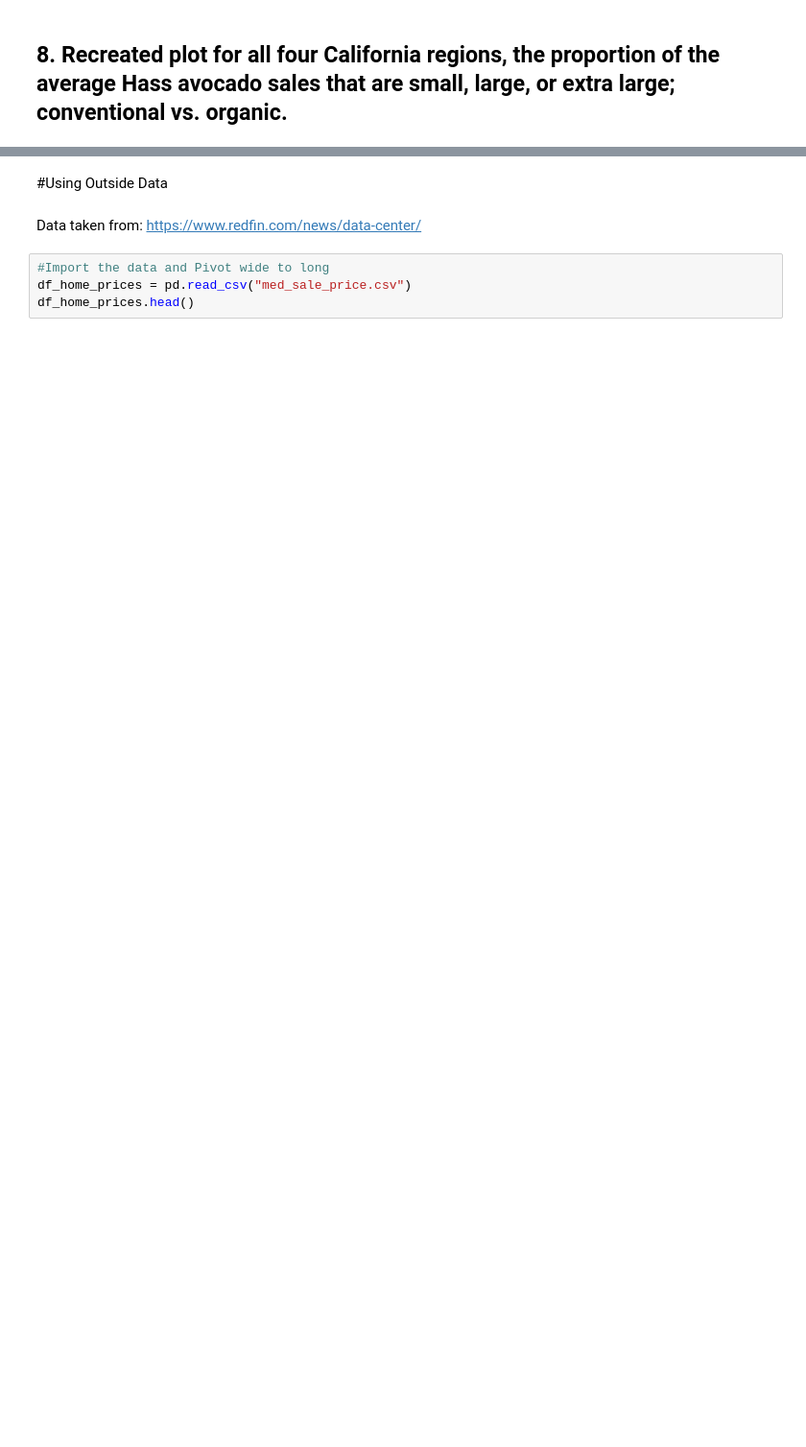
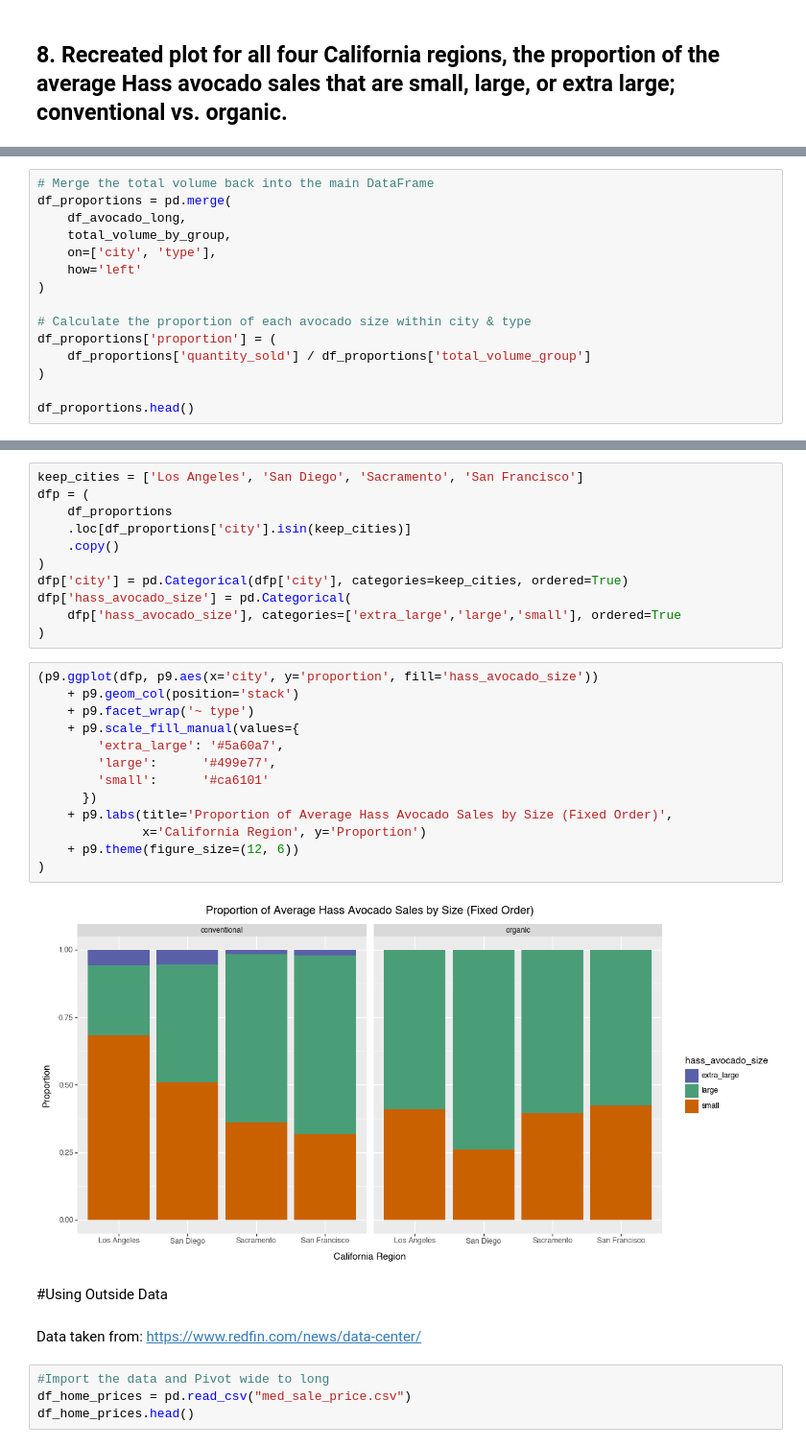
Before and after one commit to PharaohPooh/GSB_544, a Jupyter notebook: Week_2/Lab_2_Avocado_Prices/Lab_2_Avocado_Prices.ipynb, the cells around one changed output, grey strips where cells are left out. Shown: that part at 96% size. Cells and saved outputs as stored; diff of their text form; blank space fills up the shorter version.

```diff
--- a/Week_2/Lab_2_Avocado_Prices/Lab_2_Avocado_Prices.ipynb
+++ b/Week_2/Lab_2_Avocado_Prices/Lab_2_Avocado_Prices.ipynb
@@ -352,0 +312,15 @@ ca_total_volume_type["bag_size"] = pd.Categorical(ca_total_volume_type["bag_size
+# %%
+# Merge the total volume back into the main DataFrame
+df_proportions = pd.merge(
+    df_avocado_long,
+    total_volume_by_group,
+    on=['city', 'type'],
+    how='left'
+)
+
+# Calculate the proportion of each avocado size within city & type
+df_proportions['proportion'] = (
+    df_proportions['quantity_sold'] / df_proportions['total_volume_group']
+)
+
+df_proportions.head()
@@ -353,3 +334,29 @@ ca_total_volume_type["bag_size"] = pd.Categorical(ca_total_volume_type["bag_size
+# %%
+keep_cities = ['Los Angeles', 'San Diego', 'Sacramento', 'San Francisco']
+dfp = (
+    df_proportions
+    .loc[df_proportions['city'].isin(keep_cities)]
+    .copy()
+)
+dfp['city'] = pd.Categorical(dfp['city'], categories=keep_cities, ordered=True)
+dfp['hass_avocado_size'] = pd.Categorical(
+    dfp['hass_avocado_size'], categories=['extra_large','large','small'], ordered=True
+)
+# %%
+(p9.ggplot(dfp, p9.aes(x='city', y='proportion', fill='hass_avocado_size'))
+    + p9.geom_col(position='stack')
+    + p9.facet_wrap('~ type')
+    + p9.scale_fill_manual(values={
+        'extra_large': '#5a60a7',
+        'large':      '#499e77',
+        'small':      '#ca6101'
+      })
+    + p9.labs(title='Proportion of Average Hass Avocado Sales by Size (Fixed Order)',
+              x='California Region', y='Proportion')
+    + p9.theme(figure_size=(12, 6))
+)
+# %% [output]
+[figure, added]
 # %% [markdown]
 #Using Outside Data
 # %% [markdown]
```
Also changed, not shown: parts of 32 cells of this notebook, 2 other files.
